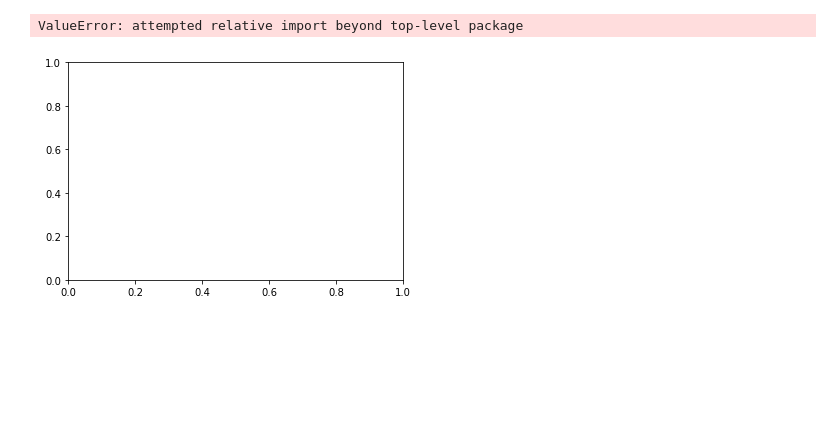
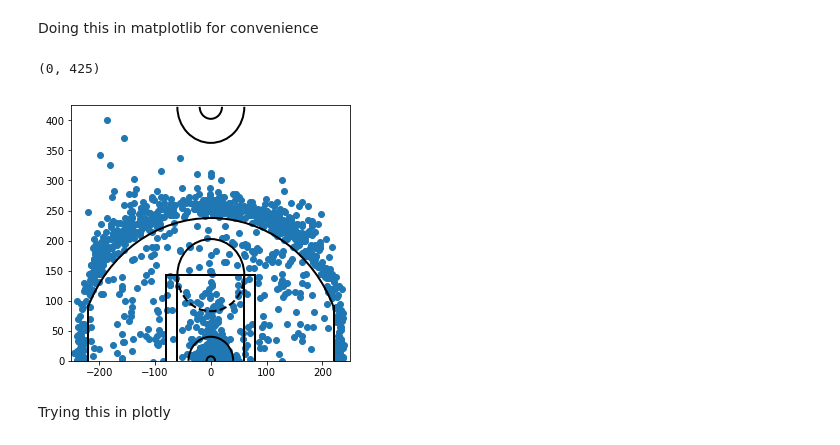
Before and after one commit to ahy3nz/BallDontLie, a Jupyter notebook: ballDontLie/shotCharts/curry_shotchart.ipynb, the cells around one changed output. Saved outputs shown, nothing was run; the diff lists cells and outputs as text; code cells hidden in the pictures; blank space fills up the shorter version.

```diff
--- a/ballDontLie/shotCharts/curry_shotchart.ipynb
+++ b/ballDontLie/shotCharts/curry_shotchart.ipynb
@@ -9,16 +14,21 @@ import plotly.plotly as py
 # %%
 career = playercareerstats.PlayerCareerStats(player_id=201939)
 detail = shotchartdetail.ShotChartDetail(player_id=201939, team_id=1610612744)
+# %% [markdown]
+Doing this in matplotlib for convenience
 # %%
 dfs = detail.get_data_frames()
 curry_df = dfs[0]
-filter_date = [True if '2018' in val[:4] else False for val in curry_df['GAME_DATE']]
+filter_date = [True if '2015' in val[:4] or '2016' in val[:4] else False for val in curry_df['GAME_DATE']]
 
 
-fig, ax = plt.subplots(1,1)
-from ..util.plotting import overlay_court
+fig, ax = plt.subplots(1,1, figsize=(5, 4.7))
+overlay_court_mpl(ax)
 ax.scatter(curry_df[filter_date]['LOC_X'], curry_df[filter_date]['LOC_Y'])
-#py.iplot_mpl(fig, filename='curryShotChart2k19')
+ax.set_xlim([-250, 250])
+ax.set_ylim([0, 425])
 # %% [output]
-ValueError: attempted relative import beyond top-level package
+(0, 425)
-[figure, old version]
+[figure, new version]
+# %% [markdown]
+Trying this in plotly
```
Also changed, not shown: parts of 2 cells of this notebook.
